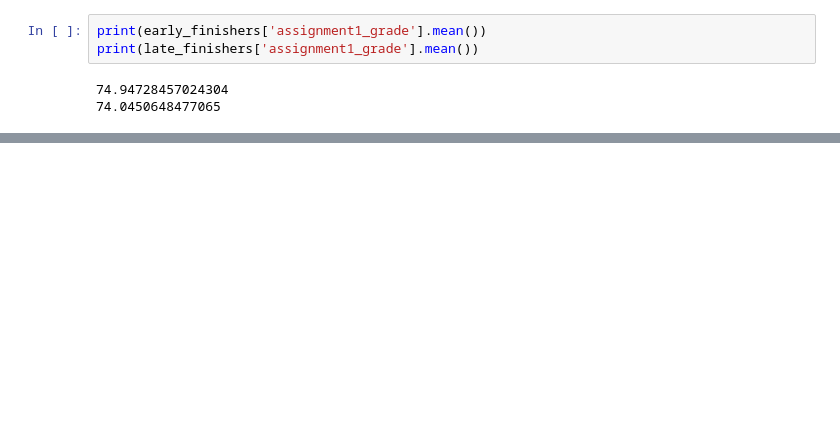
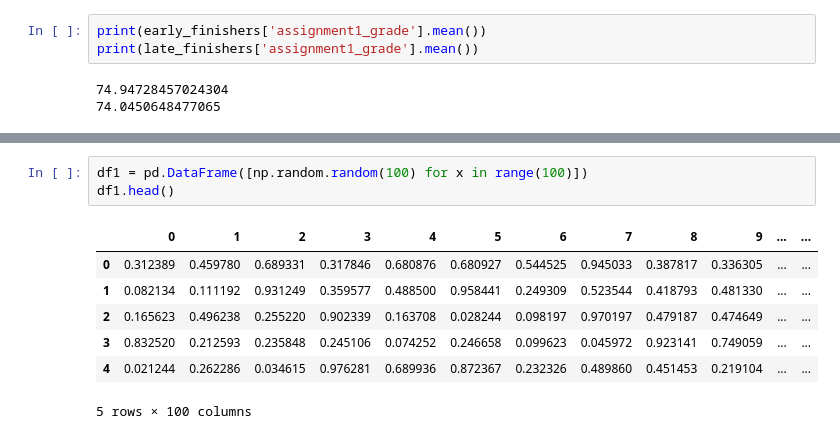
Before and after one commit to Zainab-Ayoub/dataScienceProblems, a Jupyter notebook: statisticalTesting.ipynb, the cells around one changed output, grey strips where cells are left out. Drawn from its saved outputs; the diff is of its cells as text; blank space fills up the shorter version.

Commit message:
test_columns

```diff
--- a/statisticalTesting.ipynb
+++ b/statisticalTesting.ipynb
@@ -61,0 +83,11 @@ print(late_finishers['assignment1_grade'].mean())
+# %%
+df1 = pd.DataFrame([np.random.random(100) for x in range(100)])
+df1.head()
+# %% [output]
+|  | 0 | 1 | 2 | 3 | 4 | 5 | 6 | 7 | 8 | 9 | ... | ... |
+| 0 | 0.312389 | 0.459780 | 0.689331 | 0.317846 | 0.680876 | 0.680927 | 0.544525 | 0.945033 | 0.387817 | 0.336305 | ... | ... |
+| 1 | 0.082134 | 0.111192 | 0.931249 | 0.359577 | 0.488500 | 0.958441 | 0.249309 | 0.523544 | 0.418793 | 0.481330 | ... | ... |
+| 2 | 0.165623 | 0.496238 | 0.255220 | 0.902339 | 0.163708 | 0.028244 | 0.098197 | 0.970197 | 0.479187 | 0.474649 | ... | ... |
+| 3 | 0.832520 | 0.212593 | 0.235848 | 0.245106 | 0.074252 | 0.246658 | 0.099623 | 0.045972 | 0.923141 | 0.749059 | ... | ... |
+| 4 | 0.021244 | 0.262286 | 0.034615 | 0.976281 | 0.689936 | 0.872367 | 0.232326 | 0.489860 | 0.451453 | 0.219104 | ... | ... |
+5 rows × 100 columns
```
Also changed, not shown: parts of 6 cells of this notebook.
